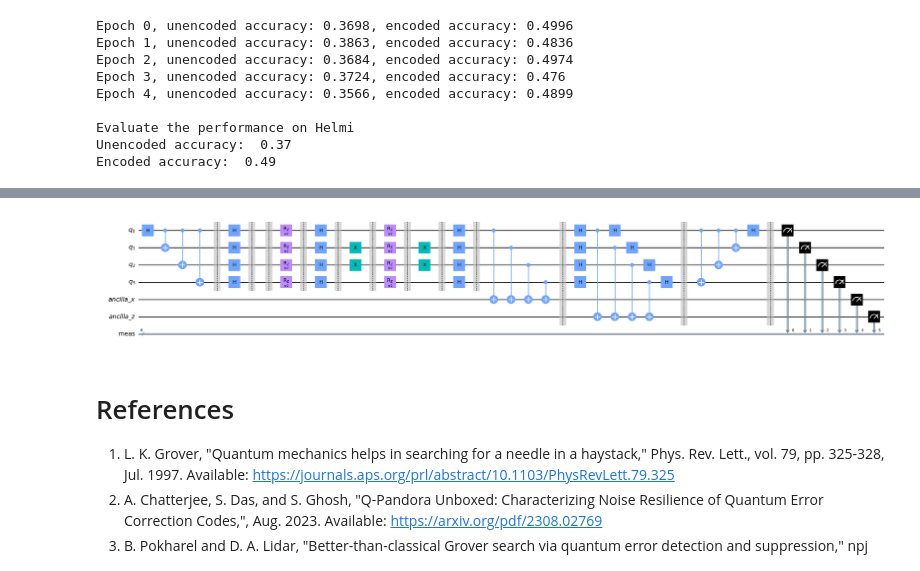
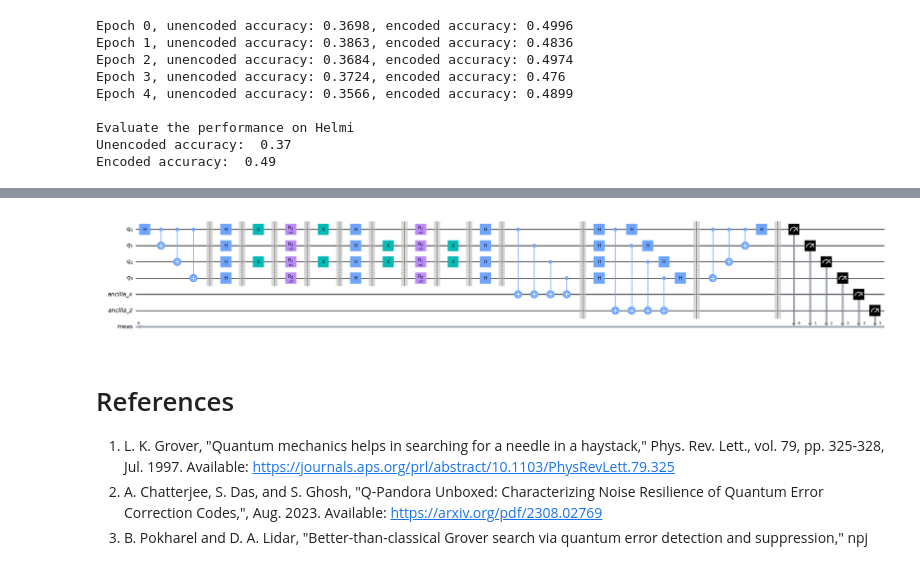
Before and after one commit to huyenemma/blogpost, a Jupyter notebook: Grover_Search_error_detecting.ipynb, the cells around one changed output, grey strips where cells are left out. Drawn from its saved outputs; the diff is of its cells as text; code cells hidden in the pictures.

```diff
--- a/Grover_Search_error_detecting.ipynb
+++ b/Grover_Search_error_detecting.ipynb
@@ -314,9 +310,11 @@ We can add stabilizer measurements and analysize it to detect at most one error
 # %%
-circ1 = circ_gen.create_grover_enc_circuit('11', enc_ver=1, add_syndrome=True)
+# If we want to add syndrome qubits to the circuit, we can use the following function
+
+circ1 = circ_gen.create_grover_enc_circuit('01', enc_ver=1, add_syndrome=True)
 circ1.measure_all()
 circ1.draw(fold=-1, output='mpl', style='clifford')
 # %% [output]
-[figure, old version]
+[figure, new version]
 # %% [markdown]
 # References
 
```
Also changed, not shown: parts of 2 cells of this notebook, 20 other files.
